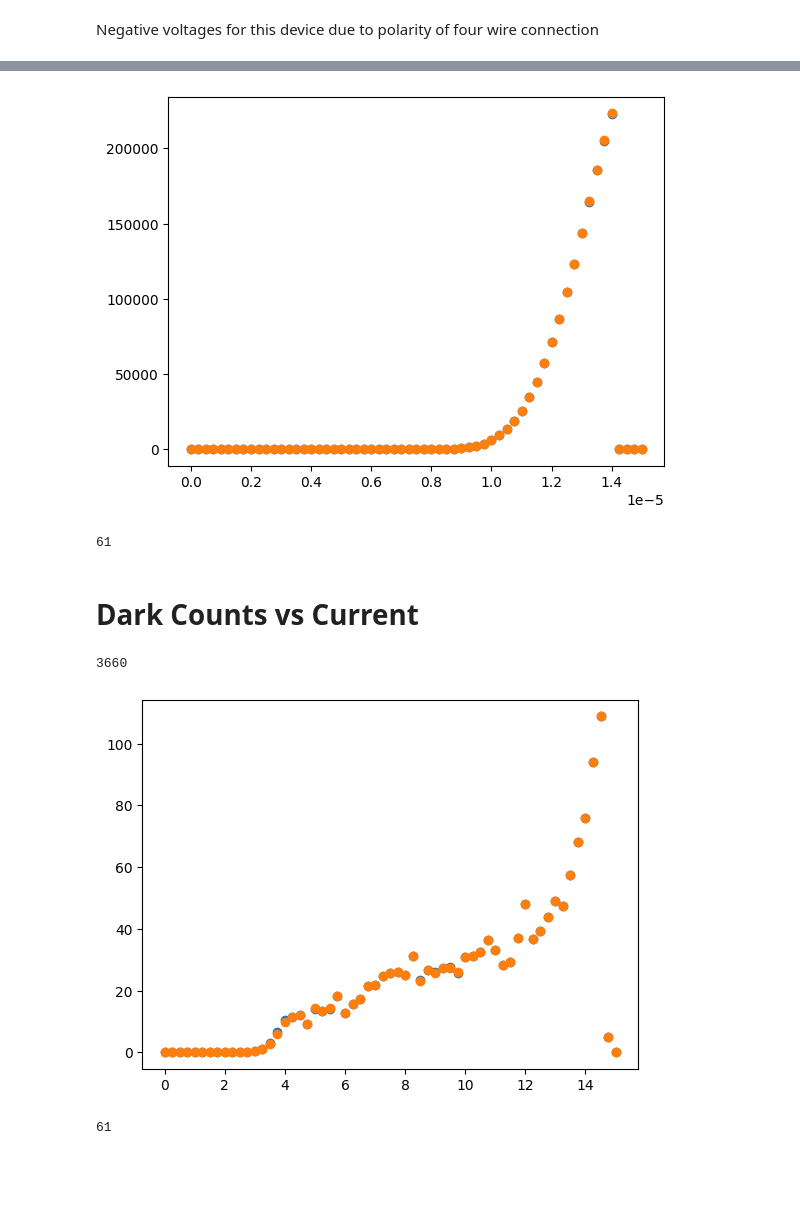
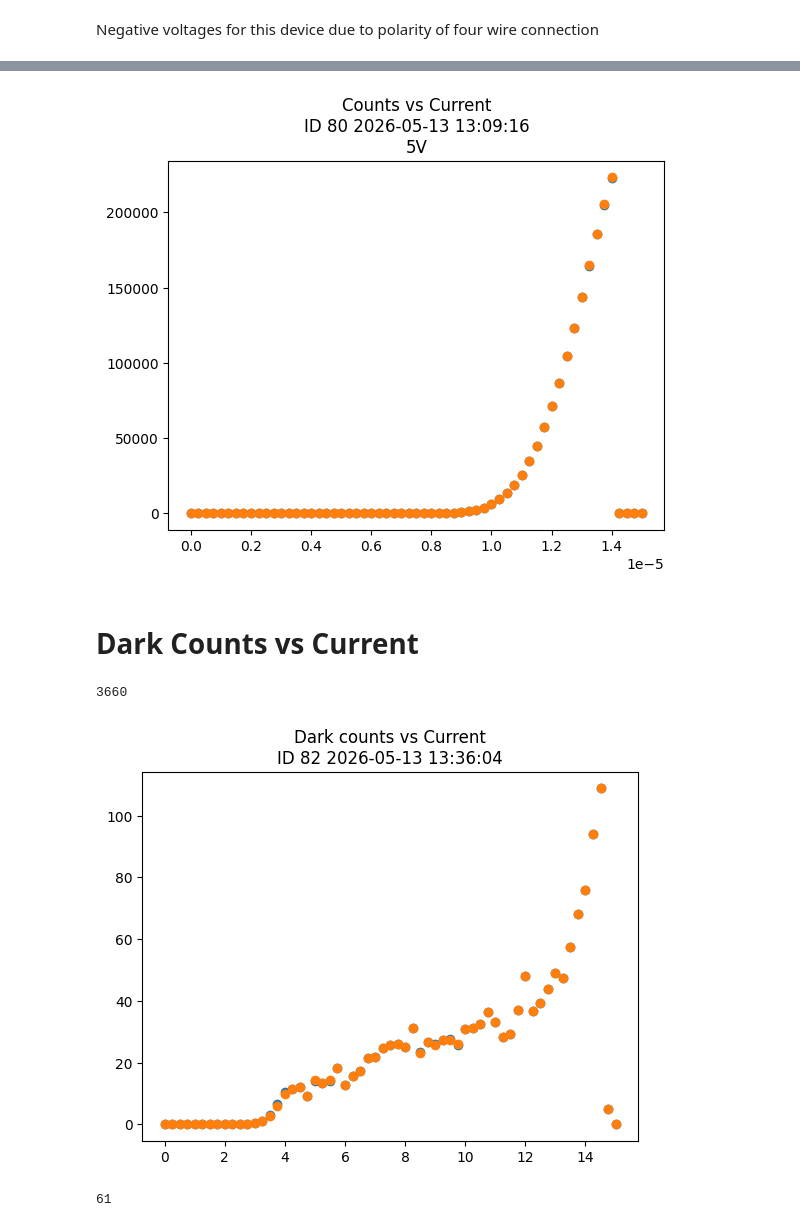
Before and after one commit to QNLSydney/snspd, a Jupyter notebook: SNSPD2/SNSPD11_Line_1_Analysis.ipynb, the cells around one changed output, grey strips where cells are left out. Drawn from its saved outputs; the diff is of its cells as text; code cells hidden in the pictures; blank space fills up the shorter version.

```diff
--- a/SNSPD2/SNSPD11_Line_1_Analysis.ipynb
+++ b/SNSPD2/SNSPD11_Line_1_Analysis.ipynb
@@ -83,4 +93,5 @@ CR2 = data['CR2']['CR2']
 current = data['yoko_current']['yoko_current']
 plt.plot(-current, CR1, 'o', label='Threshold 1 (HIGH)')
 plt.plot(-current, CR2, 'o', label='Threshold 2 (LOW)')
+plt.title(params.make_title(ID=ID, title='Counts vs Current', extra = '5V'))
 # %% [output]
@@ -88,8 +99,4 @@ plt.plot(-current, CR2, 'o', label='Threshold 2 (LOW)')
-[figure, old version]
+[figure, new version]
-# %%
-len(CR1[~np.isnan(CR1)])
-# %% [output]
-61
 # %% [markdown]
 # Dark Counts vs Current
 # %%
@@ -100,10 +107,11 @@ CR2 = data['CR2']['CR2']
 current = data['yoko_current']['yoko_current']
 plt.plot(-current*1e6, CR1, 'o', label='Threshold 1 (HIGH)')
 plt.plot(-current*1e6, CR2, 'o', label='Threshold 2 (LOW)')
+plt.title(params.make_title(ID=ID, title='Dark counts vs Current'))
 print(len(current))
 # %% [output]
 3660
-[figure, old version]
+[figure, new version]
 # %%
 len(CR1[~np.isnan(CR1)])
 # %% [output]
```
Also changed, not shown: parts of 63 cells of this notebook, 2 other files.
